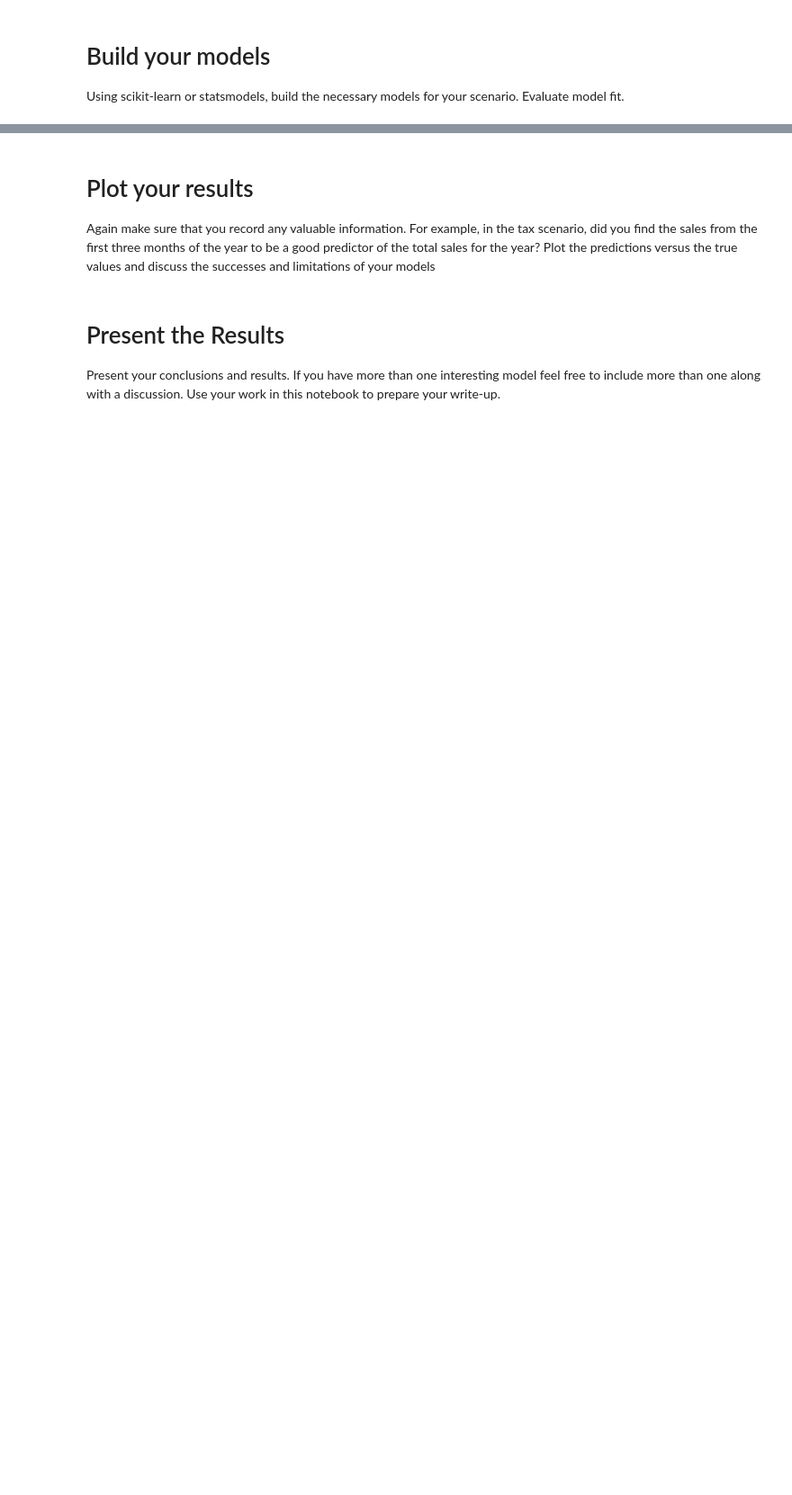
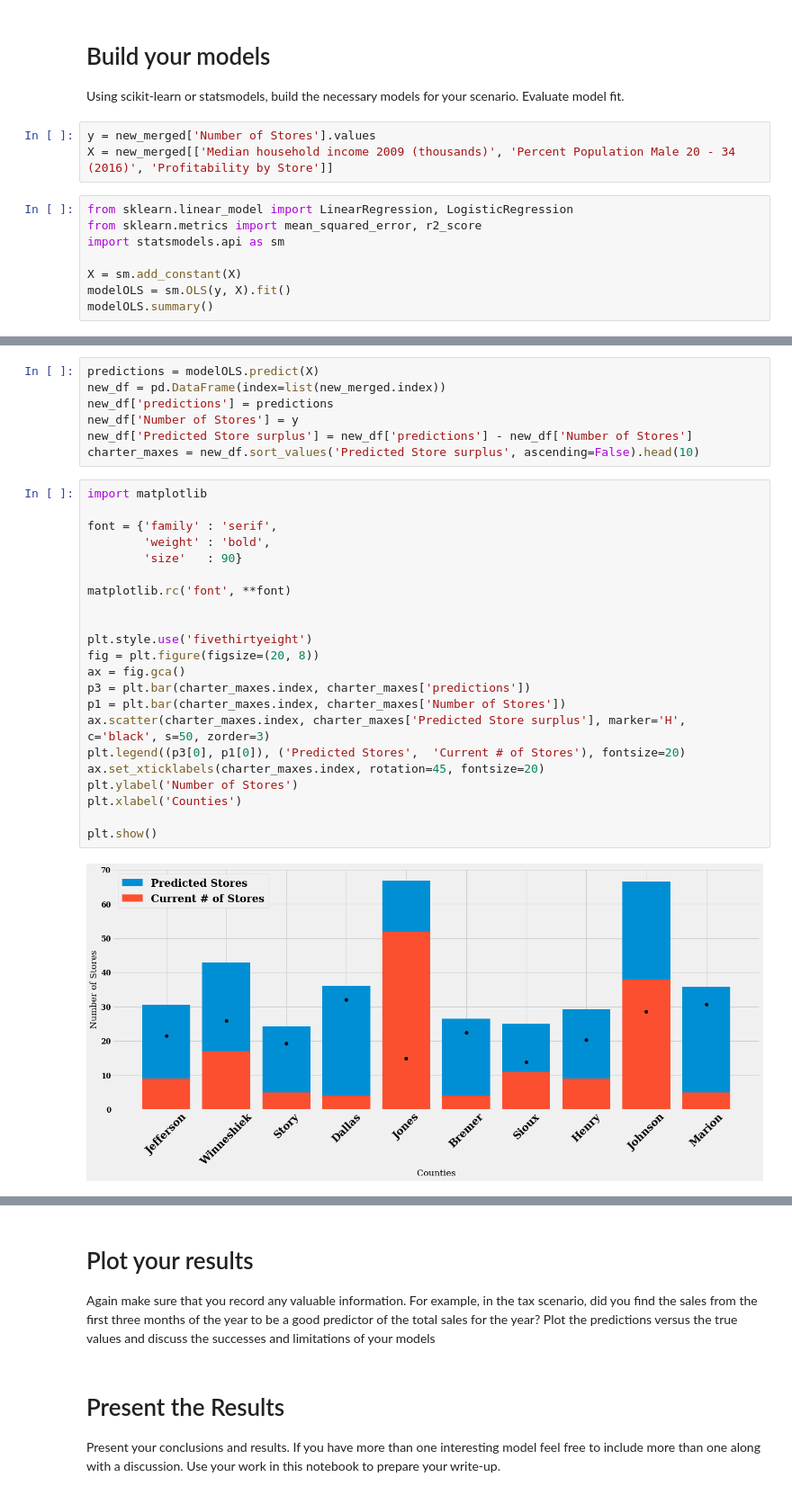
Before and after one commit to slevin886/IowaLiquorSales, a Jupyter notebook: code/Project_2_Iowa.ipynb, the cells around one changed output, grey strips where cells are left out. Shown: that part at 90% size. Saved outputs shown, nothing was run; the diff lists cells and outputs as text; blank space fills up the shorter version.

Commit message:
Models and analysis complete for limited dataset

```diff
--- a/code/Project_2_Iowa.ipynb
+++ b/code/Project_2_Iowa.ipynb
@@ -123,3 +228,14 @@ Look for any statistical relationships, correlations, or other relevant properti
 # Build your models
 
 Using scikit-learn or statsmodels, build the necessary models for your scenario. Evaluate model fit.
+# %%
+y = new_merged['Number of Stores'].values
+X = new_merged[['Median household income 2009 (thousands)', 'Percent Population Male 20 - 34 (2016)', 'Profitability by Store']]
+# %%
+from sklearn.linear_model import LinearRegression, LogisticRegression
+from sklearn.metrics import mean_squared_error, r2_score
+import statsmodels.api as sm
+
+X = sm.add_constant(X)
+modelOLS = sm.OLS(y, X).fit()
+modelOLS.summary()
@@ -125,0 +262,31 @@ Using scikit-learn or statsmodels, build the necessary models for your scenario.
+# %%
+predictions = modelOLS.predict(X)
+new_df = pd.DataFrame(index=list(new_merged.index))
+new_df['predictions'] = predictions
+new_df['Number of Stores'] = y
+new_df['Predicted Store surplus'] = new_df['predictions'] - new_df['Number of Stores']
+charter_maxes = new_df.sort_values('Predicted Store surplus', ascending=False).head(10)
+# %%
+import matplotlib
+
+font = {'family' : 'serif',
+        'weight' : 'bold',
+        'size'   : 90}
+
+matplotlib.rc('font', **font)
+
+
+plt.style.use('fivethirtyeight')
+fig = plt.figure(figsize=(20, 8))
+ax = fig.gca()
+p3 = plt.bar(charter_maxes.index, charter_maxes['predictions'])
+p1 = plt.bar(charter_maxes.index, charter_maxes['Number of Stores'])
+ax.scatter(charter_maxes.index, charter_maxes['Predicted Store surplus'], marker='H', c='black', s=50, zorder=3)
+plt.legend((p3[0], p1[0]), ('Predicted Stores',  'Current # of Stores'), fontsize=20)
+ax.set_xticklabels(charter_maxes.index, rotation=45, fontsize=20)
+plt.ylabel('Number of Stores')
+plt.xlabel('Counties')
+
+plt.show()
+# %% [output]
+[figure, added]
```
Also changed, not shown: parts of 33 cells of this notebook.
